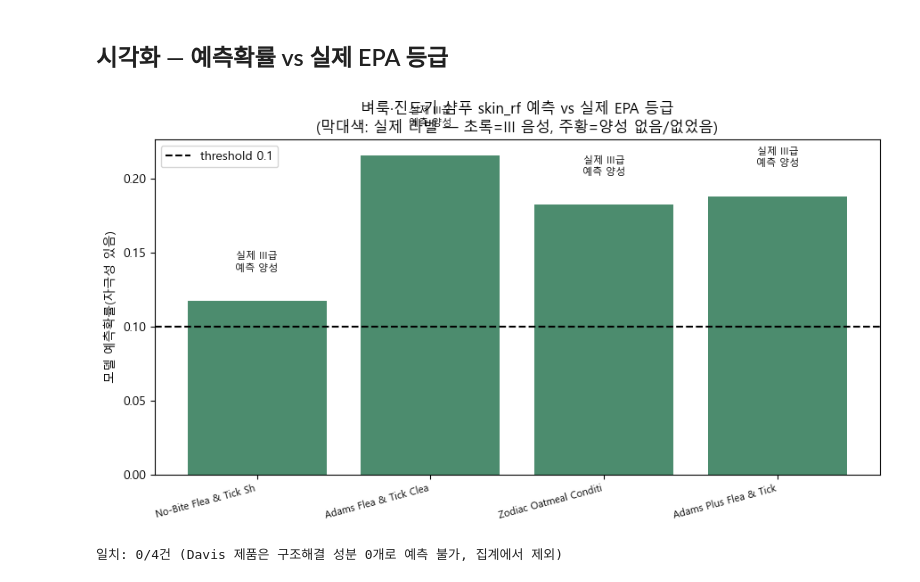
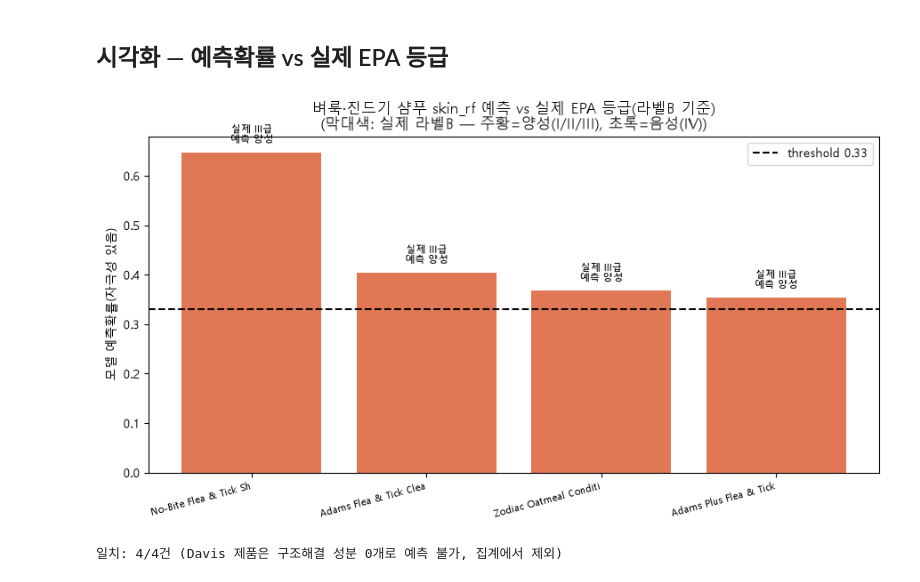
Before and after one commit to tjdbf061106-sketch/COS, a Jupyter notebook: cosmetic_validation/skin_irritation_validation.ipynb, the cells around one changed output. Drawn from its saved outputs; the diff is of its cells as text; code cells hidden in the pictures.

```diff
--- a/cosmetic_validation/skin_irritation_validation.ipynb
+++ b/cosmetic_validation/skin_irritation_validation.ipynb
@@ -20,8 +20,8 @@ BASE = r"C:\Users\UserK\학술제\cosmetic_validation"
 merged = pd.read_csv(f"{BASE}\\flea_tick_shampoo.csv")
 comp_cols = ["product", "epa_reg", "source_url", "chemical_name", "cas", "pct_low", "pct_high",
              "declared_type", "resolved", "canonical_smiles"]
-label_cols = ["product", "epa_reg", "skin_epa_category", "skin_binary", "skin_evidence",
-              "eye_epa_category", "eye_binary", "eye_evidence", "fifra_signal_word"]
+label_cols = ["product", "epa_reg", "skin_epa_category", "skin_binary", "skin_binary_B", "skin_evidence",
+              "eye_epa_category", "eye_binary", "eye_binary_B", "eye_evidence", "fifra_signal_word"]
 comp = merged[comp_cols]
 labels = merged[label_cols].drop_duplicates().reset_index(drop=True)
 comp["pct_mid"] = comp[["pct_low", "pct_high"]].astype(float).mean(axis=1)
@@ -79,7 +74,7 @@ ckpt = joblib.load(r"C:\Users\UserK\학술제\modeling\skin_rf\skin_rf_checkpoin
 feature_cols = ckpt["feature_cols"]
 desc_cols = [c for c in feature_cols if c.startswith("desc_")]
 fp_cols = [c for c in feature_cols if c.startswith("fp_w_")]
-common_cols = [c for c in feature_cols if c not in desc_cols and c not in fp_cols]
+common_cols = [c for c in feature_cols if c not in desc_cols and c not in fp_cols and c != "resolved_pct"]
 
 rows = []
 for product, grp in comp.groupby("product", sort=False):
@@ -109,6 +104,8 @@ for product, grp in comp.groupby("product", sort=False):
     vec.update(dict(zip(common_cols, weighted_mean_plain(pct_arr, common_mat))))
     vec.update(dict(zip(desc_cols, weighted_mean_nan_aware(pct_arr, desc_mat))))
     vec.update(dict(zip(fp_cols, weighted_mean_plain(pct_arr, fp_mat))))
+    if "resolved_pct" in feature_cols:
+        vec["resolved_pct"] = float(resolved_pct)
 
     x = np.array([[vec[c] for c in feature_cols]], dtype=np.float32)
     x_f = x[:, ckpt["nz_filter_keep"]]
@@ -118,7 +115,7 @@ for product, grp in comp.groupby("product", sort=False):
                  "pred_proba": round(float(proba), 4), "pred_binary": pred, "note": ""})
 
 pred_df = pd.DataFrame(rows)
-result = pred_df.merge(labels[["product", "skin_epa_category", "skin_binary", "skin_evidence"]], on="product")
-result["match"] = result["pred_binary"] == result["skin_binary"]
+result = pred_df.merge(labels[["product", "skin_epa_category", "skin_binary_B", "skin_evidence"]], on="product")
+result["match"] = result["pred_binary"] == result["skin_binary_B"]
 result
 # %% [output]
@@ -133,26 +130,26 @@ result
 # %%
 import matplotlib.pyplot as plt
 plt.rcParams["font.family"] = "Malgun Gothic"
 plt.rcParams["axes.unicode_minus"] = False
 
 plot_df = result.dropna(subset=["pred_proba"]).copy()
 fig, ax = plt.subplots(figsize=(9, 5))
-colors = ["#e07856" if b == 1 else "#4c8c6e" for b in plot_df["skin_binary"]]
+colors = ["#e07856" if b == 1 else "#4c8c6e" for b in plot_df["skin_binary_B"]]
 bars = ax.bar(plot_df["product"].str.slice(0, 22), plot_df["pred_proba"], color=colors)
 ax.axhline(ckpt["threshold"], color="black", linestyle="--", label=f"threshold {ckpt['threshold']}")
 ax.set_ylabel("모델 예측확률(자극성 있음)")
-ax.set_title("벼룩·진드기 샴푸 skin_rf 예측 vs 실제 EPA 등급\n(막대색: 실제 라벨 — 초록=III 음성, 주황=양성 없음/없었음)")
+ax.set_title("벼룩·진드기 샴푸 skin_rf 예측 vs 실제 EPA 등급(라벨B 기준)\n(막대색: 실제 라벨B — 주황=양성(I/II/III), 초록=음성(IV))")
 for b, (_, row) in zip(bars, plot_df.iterrows()):
     ax.text(b.get_x() + b.get_width()/2, row["pred_proba"] + 0.02,
             f"실제 {row['skin_epa_category']}급\n예측 {'양성' if row['pred_binary'] else '음성'}",
             ha="center", fontsize=8)
 ax.legend()
 plt.xticks(rotation=15, ha="right", fontsize=8)
 plt.tight_layout()
 plt.show()
 
 print(f"\n일치: {plot_df['match'].sum()}/{len(plot_df)}건 (Davis 제품은 구조해결 성분 0개로 예측 불가, 집계에서 제외)")
 # %% [output]
-[figure, old version]
+[figure, new version]
-일치: 0/4건 (Davis 제품은 구조해결 성분 0개로 예측 불가, 집계에서 제외)
+일치: 4/4건 (Davis 제품은 구조해결 성분 0개로 예측 불가, 집계에서 제외)
 # %% [markdown]
```
Also changed, not shown: parts of 3 cells of this notebook, 5 other files.
